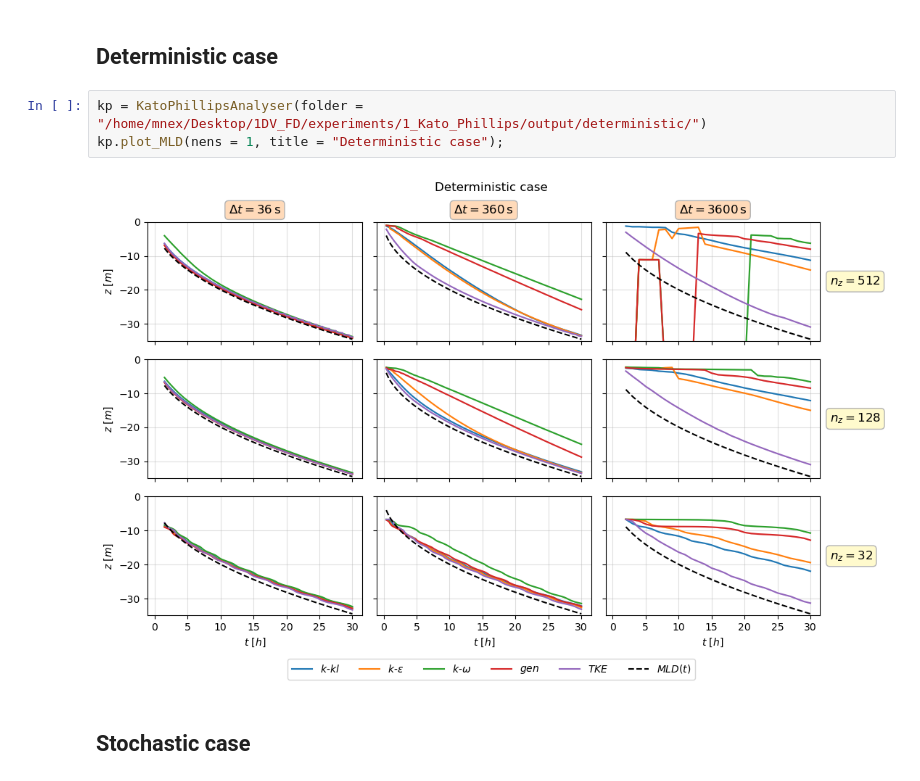
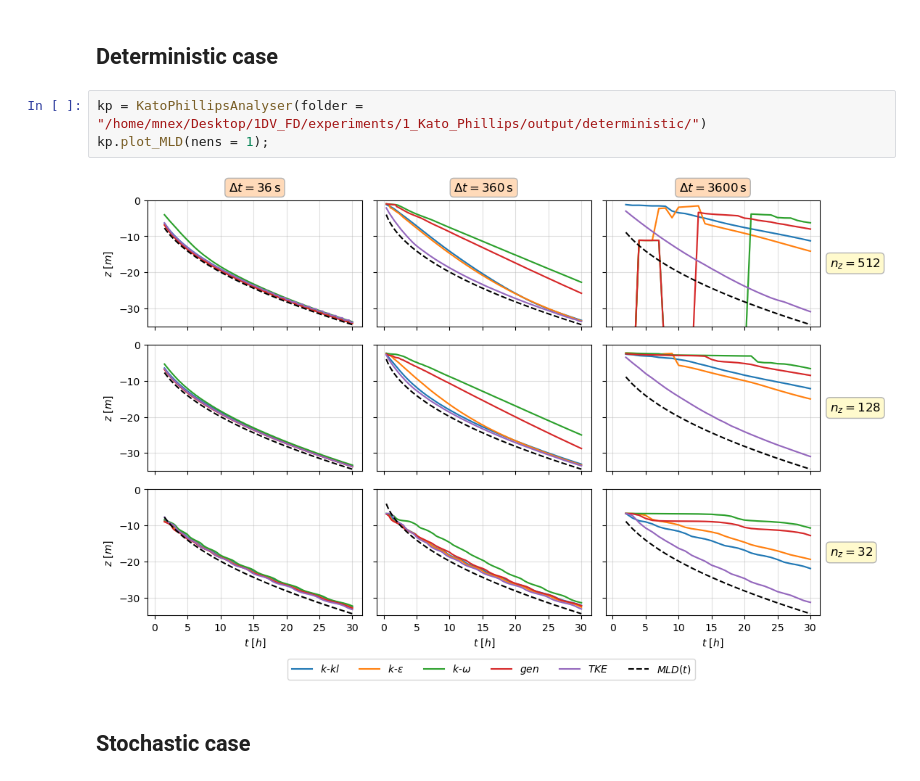
Before and after one commit to mattmattnex/taia-1DV-FD, a Jupyter notebook: experiments/1_Kato_Phillips/K-P_analysis.ipynb, the cells around one changed output. Cells and saved outputs as stored; diff of their text form.

```diff
--- a/experiments/1_Kato_Phillips/K-P_analysis.ipynb
+++ b/experiments/1_Kato_Phillips/K-P_analysis.ipynb
@@ -12,9 +12,9 @@ Reliable for about 30h
 ## Deterministic case
 # %%
 kp = KatoPhillipsAnalyser(folder = "/home/mnex/Desktop/1DV_FD/experiments/1_Kato_Phillips/output/deterministic/")
-kp.plot_MLD(nens = 1, title = "Deterministic case");
+kp.plot_MLD(nens = 1);
 # %% [output]
-[figure, old version]
+[figure, new version]
 # %% [markdown]
 ## Stochastic case
 # %%
```
Also changed, not shown: parts of 1 cell of this notebook, 32 other files.
